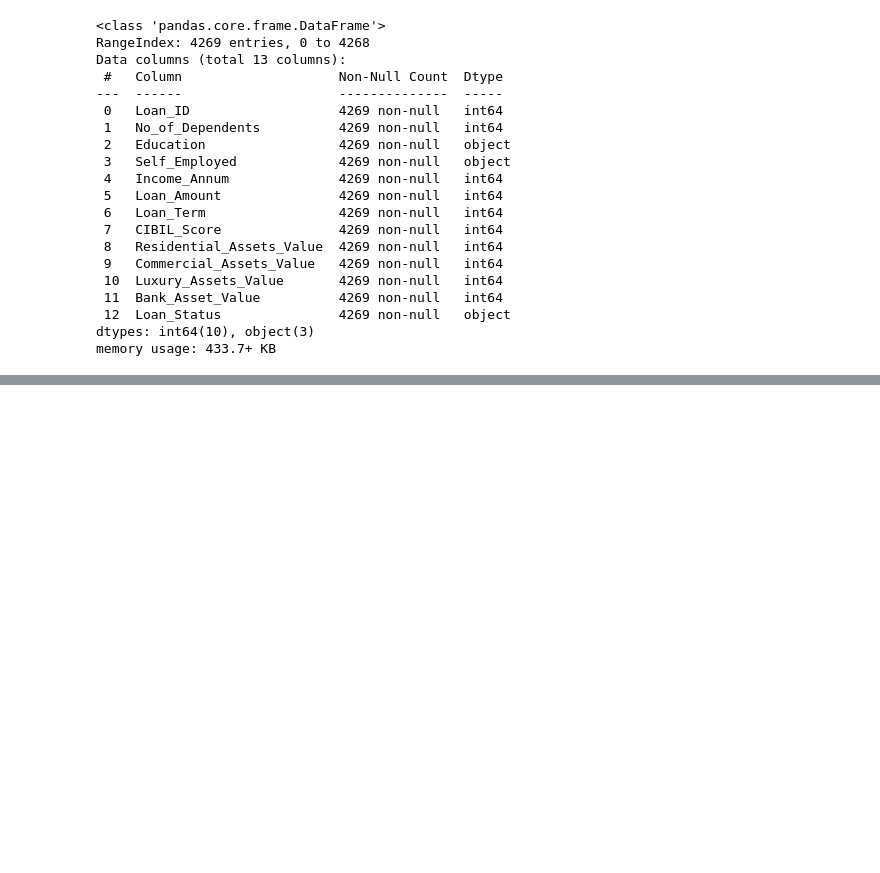
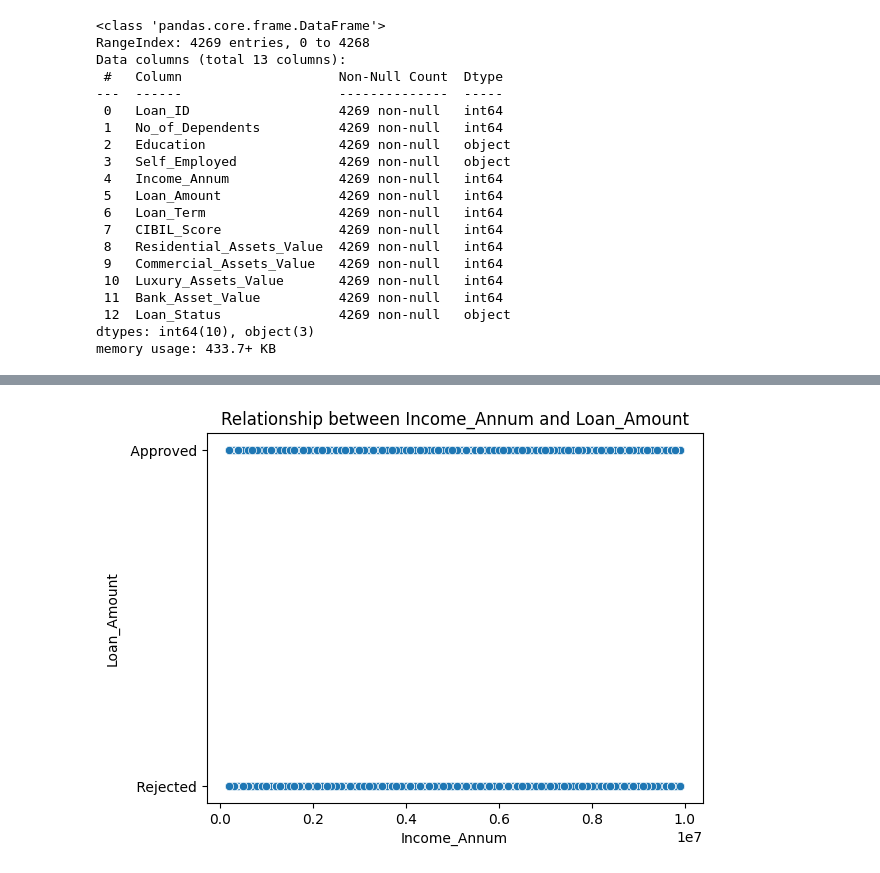
Before and after one commit to MohammadShuaib00/LoanApprovalPrediction, a Jupyter notebook: notebooks/experiment.ipynb, the cells around one changed output, grey strips where cells are left out. Cells and saved outputs as stored; diff of their text form; code cells hidden in the pictures; blank space fills up the shorter version.

```diff
--- a/notebooks/experiment.ipynb
+++ b/notebooks/experiment.ipynb
@@ -133,0 +268,14 @@ False
+# %%
+# bivarient analysis
+import seaborn as sns
+import matplotlib.pyplot as plt
+from scipy import stats
+
+# Scatter plot for Loan_Amount vs Income_Annum
+sns.scatterplot(x=df["Income_Annum"], y=df["Loan_Status"])
+plt.xlabel("Income_Annum")
+plt.ylabel("Loan_Amount")
+plt.title("Relationship between Income_Annum and Loan_Amount")
+plt.show()
+# %% [output]
+[figure, added]
```
Also changed, not shown: parts of 40 cells of this notebook, 8 other files.
